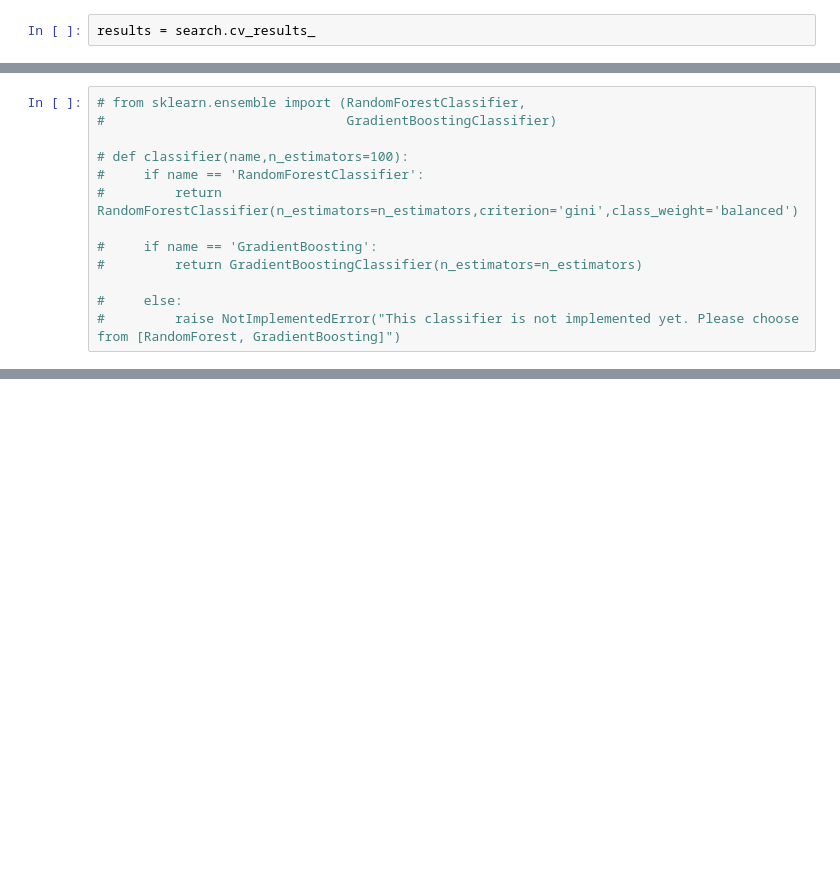
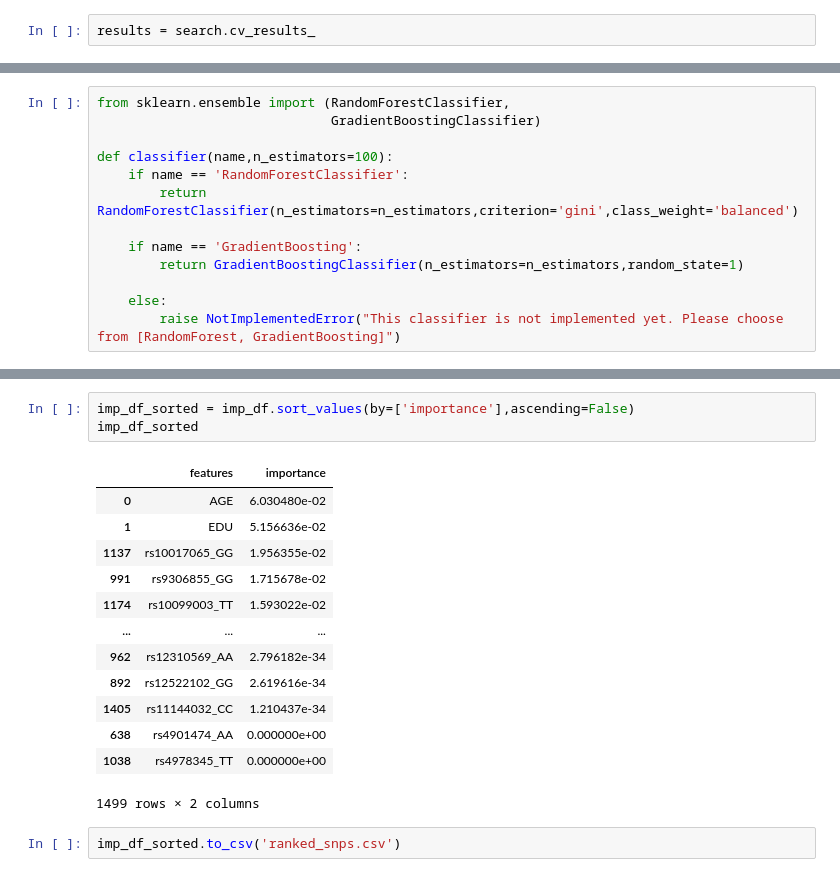
Before and after one commit to mvrl/ADNI_Genetics, a Jupyter notebook: Genomics/AD_classification_using_genomics.ipynb, the cells around one changed output, grey strips where cells are left out. Cells and saved outputs as stored; diff of their text form; blank space fills up the shorter version.

Commit message:
Ranked_snps generated

```diff
--- a/Genomics/AD_classification_using_genomics.ipynb
+++ b/Genomics/AD_classification_using_genomics.ipynb
@@ -267,14 +266,14 @@ Automatically created module for IPython interactive environment
 # %%
-# from sklearn.ensemble import (RandomForestClassifier,
-#                               GradientBoostingClassifier)
+from sklearn.ensemble import (RandomForestClassifier,
+                              GradientBoostingClassifier)
 
-# def classifier(name,n_estimators=100):
-#     if name == 'RandomForestClassifier':
-#         return RandomForestClassifier(n_estimators=n_estimators,criterion='gini',class_weight='balanced')
+def classifier(name,n_estimators=100):
+    if name == 'RandomForestClassifier':
+        return RandomForestClassifier(n_estimators=n_estimators,criterion='gini',class_weight='balanced')
 
-#     if name == 'GradientBoosting':
-#         return GradientBoostingClassifier(n_estimators=n_estimators)
+    if name == 'GradientBoosting':
+        return GradientBoostingClassifier(n_estimators=n_estimators,random_state=1)
 
-#     else:
-#         raise NotImplementedError("This classifier is not implemented yet. Please choose from [RandomForest, GradientBoosting]")
+    else:
+        raise NotImplementedError("This classifier is not implemented yet. Please choose from [RandomForest, GradientBoosting]")
 # %%
@@ -292,0 +343,19 @@ Automatically created module for IPython interactive environment
+# %%
+imp_df_sorted = imp_df.sort_values(by=['importance'],ascending=False)
+imp_df_sorted
+# %% [output]
+|  | features | importance |
+| 0 | AGE | 6.030480e-02 |
+| 1 | EDU | 5.156636e-02 |
+| 1137 | rs10017065_GG | 1.956355e-02 |
+| 991 | rs9306855_GG | 1.715678e-02 |
+| 1174 | rs10099003_TT | 1.593022e-02 |
+| ... | ... | ... |
+| 962 | rs12310569_AA | 2.796182e-34 |
+| 892 | rs12522102_GG | 2.619616e-34 |
+| 1405 | rs11144032_CC | 1.210437e-34 |
+| 638 | rs4901474_AA | 0.000000e+00 |
+| 1038 | rs4978345_TT | 0.000000e+00 |
+1499 rows × 2 columns
+# %%
+imp_df_sorted.to_csv('ranked_snps.csv')
```
Also changed, not shown: parts of 14 cells of this notebook, 1 other file.
